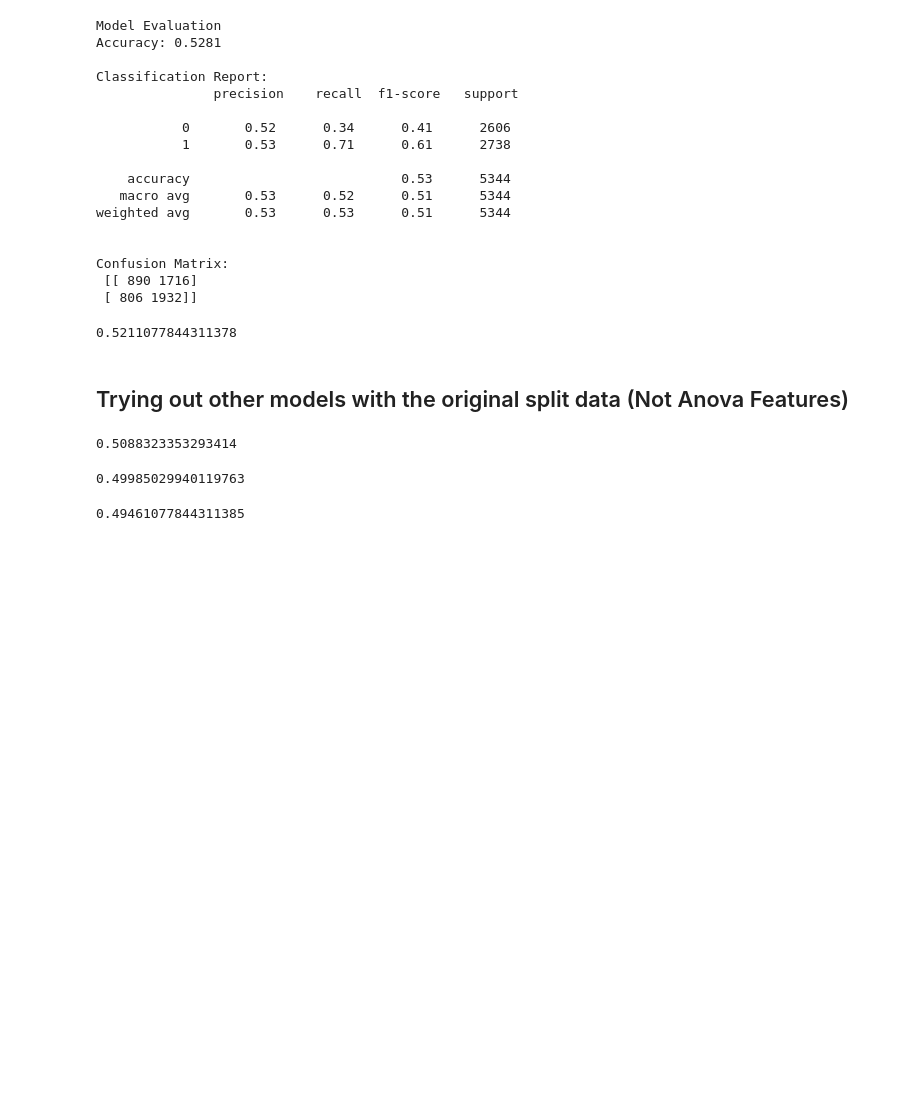
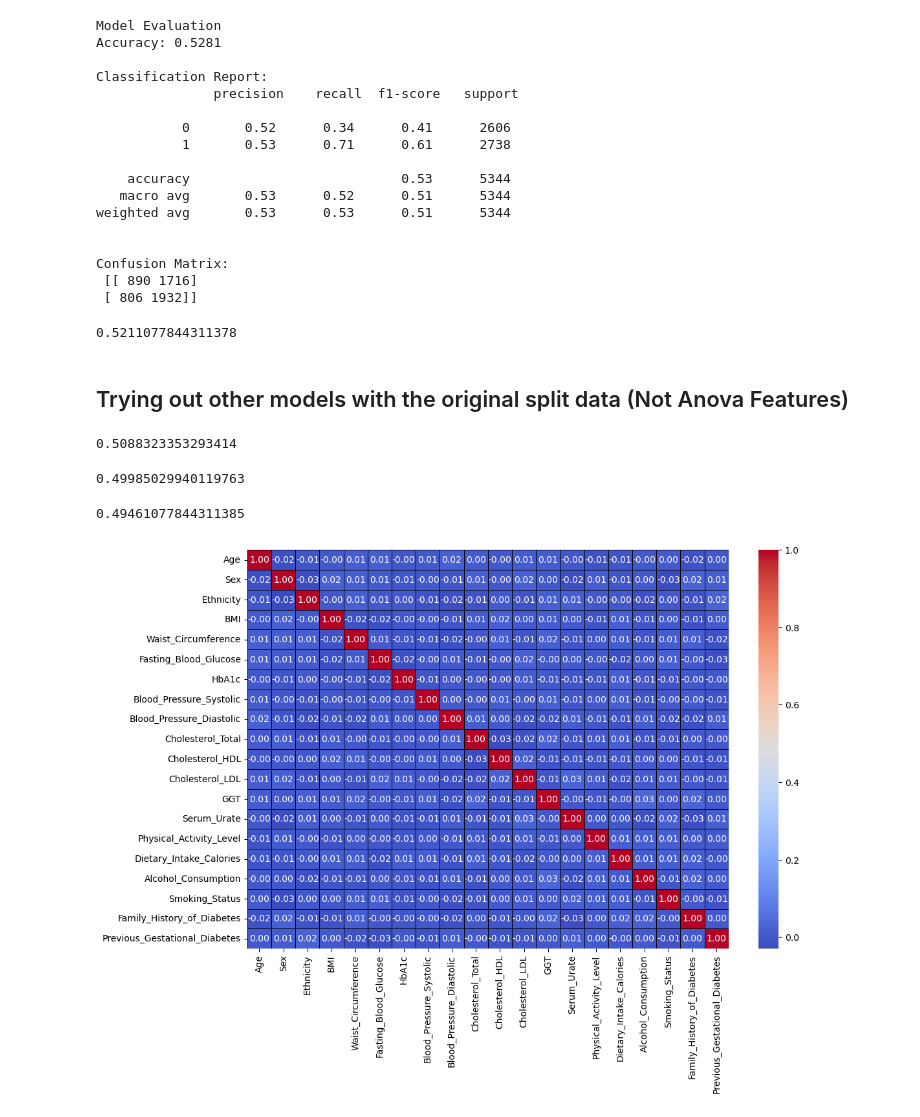
Before and after one commit to Sotun-1010/gestational_diabetes_classification, a Jupyter notebook: logisticreg.ipynb, the cells around one changed output. Drawn from its saved outputs; the diff is of its cells as text; code cells hidden in the pictures; blank space fills up the shorter version.

```diff
--- a/logisticreg.ipynb
+++ b/logisticreg.ipynb
@@ -355,3 +356,9 @@ knn_cv = cross_val_score(pipeline_knn, X, y, cv=10, scoring="accuracy")
 knn_cv.mean()
 # %% [output]
 0.49461077844311385
+# %%
+# the heatmap of the correlation matrix
+plt.figure(figsize=(12, 8))
+sns.heatmap(diab_df_not_null.corr(), annot=True, cmap='coolwarm', fmt='.2f', linewidths=0.5, linecolor='black');
+# %% [output]
+[figure, added]
```
Also changed, not shown: parts of 2 cells of this notebook, 1 other file.
